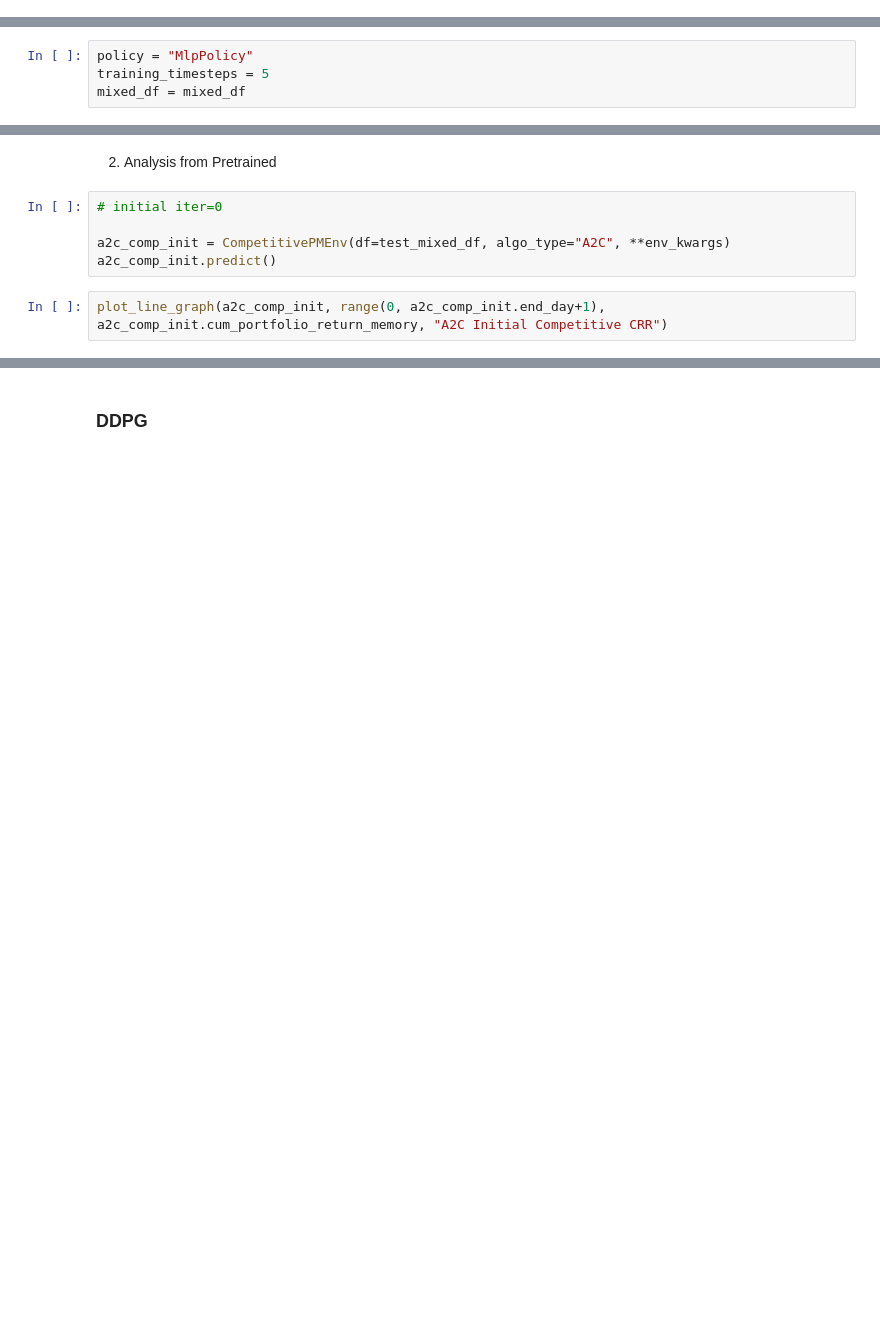
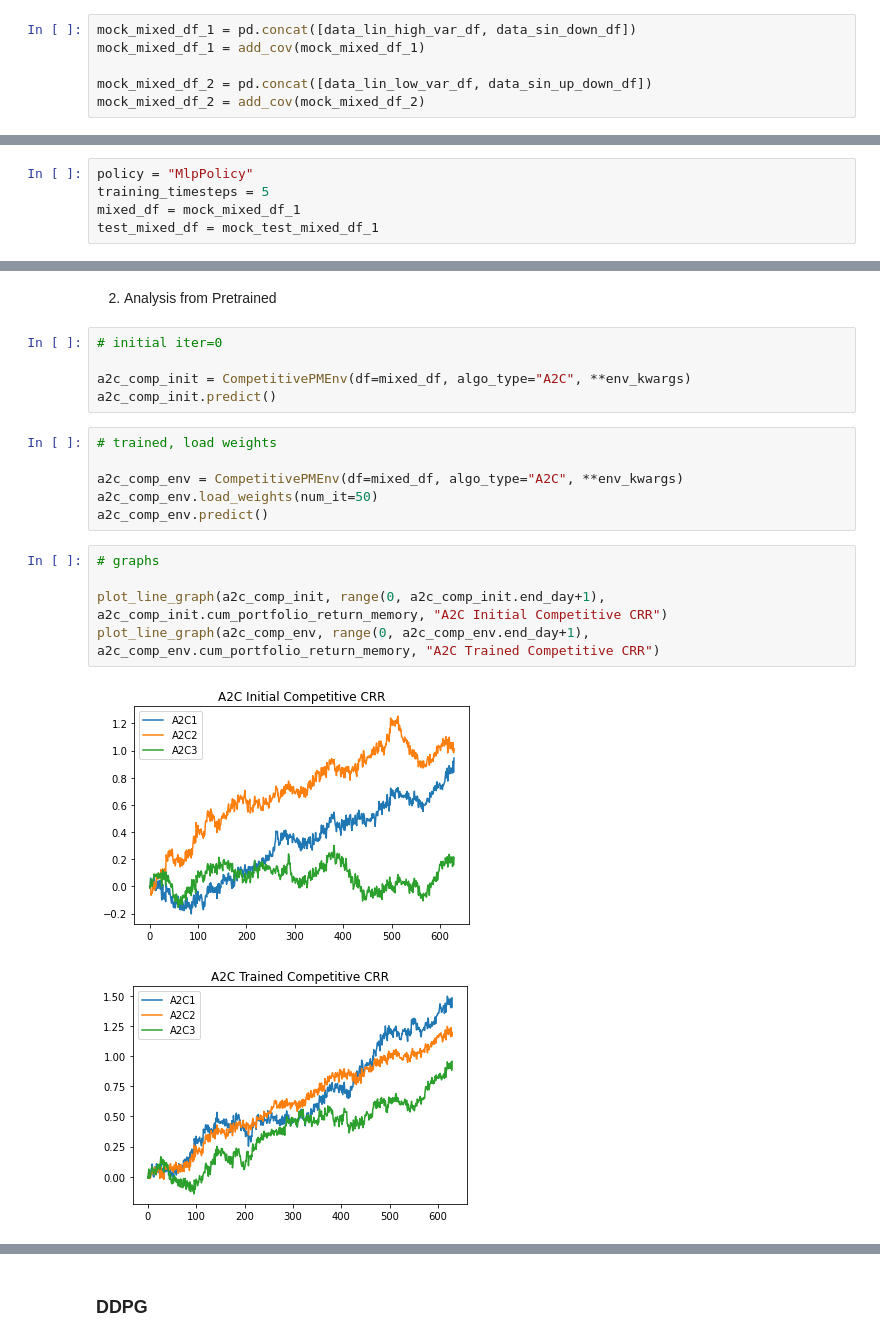
Before and after one commit to interritus141/COMP0031-Group-Research-Project, a Jupyter notebook: COMP0031.ipynb, the cells around one changed output, grey strips where cells are left out. Saved outputs shown, nothing was run; the diff lists cells and outputs as text; blank space fills up the shorter version.

```diff
--- a/COMP0031.ipynb
+++ b/COMP0031.ipynb
@@ -235,0 +219,6 @@ mock_mixed_df = add_cov(mock_mixed_df)
+# %%
+mock_mixed_df_1 = pd.concat([data_lin_high_var_df, data_sin_down_df])
+mock_mixed_df_1 = add_cov(mock_mixed_df_1)
+
+mock_mixed_df_2 = pd.concat([data_lin_low_var_df, data_sin_up_down_df])
+mock_mixed_df_2 = add_cov(mock_mixed_df_2)
@@ -281,7 +302,8 @@ class RandomAgent:
 # %%
 policy = "MlpPolicy"
 training_timesteps = 5
-mixed_df = mixed_df
+mixed_df = mock_mixed_df_1
+test_mixed_df = mock_test_mixed_df_1
 # %%
 # configurations
 
@@ -649,7 +693,19 @@ a2c_comp_env.save_weights(num_it=100)
 # %%
 # initial iter=0
 
-a2c_comp_init = CompetitivePMEnv(df=test_mixed_df, algo_type="A2C", **env_kwargs)
+a2c_comp_init = CompetitivePMEnv(df=mixed_df, algo_type="A2C", **env_kwargs)
 a2c_comp_init.predict()
+# %%
+# trained, load weights
+
+a2c_comp_env = CompetitivePMEnv(df=mixed_df, algo_type="A2C", **env_kwargs)
+a2c_comp_env.load_weights(num_it=50)
+a2c_comp_env.predict()
 # %%
+# graphs
+
 plot_line_graph(a2c_comp_init, range(0, a2c_comp_init.end_day+1), a2c_comp_init.cum_portfolio_return_memory, "A2C Initial Competitive CRR")
+plot_line_graph(a2c_comp_env, range(0, a2c_comp_env.end_day+1), a2c_comp_env.cum_portfolio_return_memory, "A2C Trained Competitive CRR")
+# %% [output]
+[figure, added]
+[figure, added]
```
Also changed, not shown: parts of 59 cells of this notebook.
